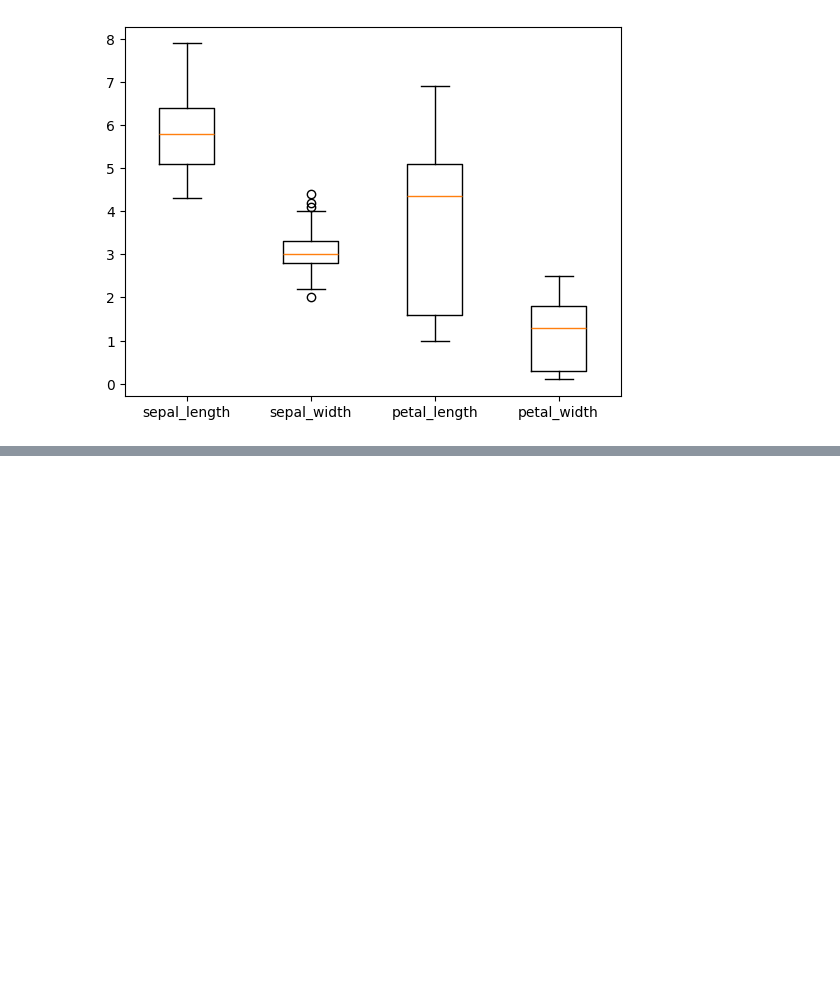
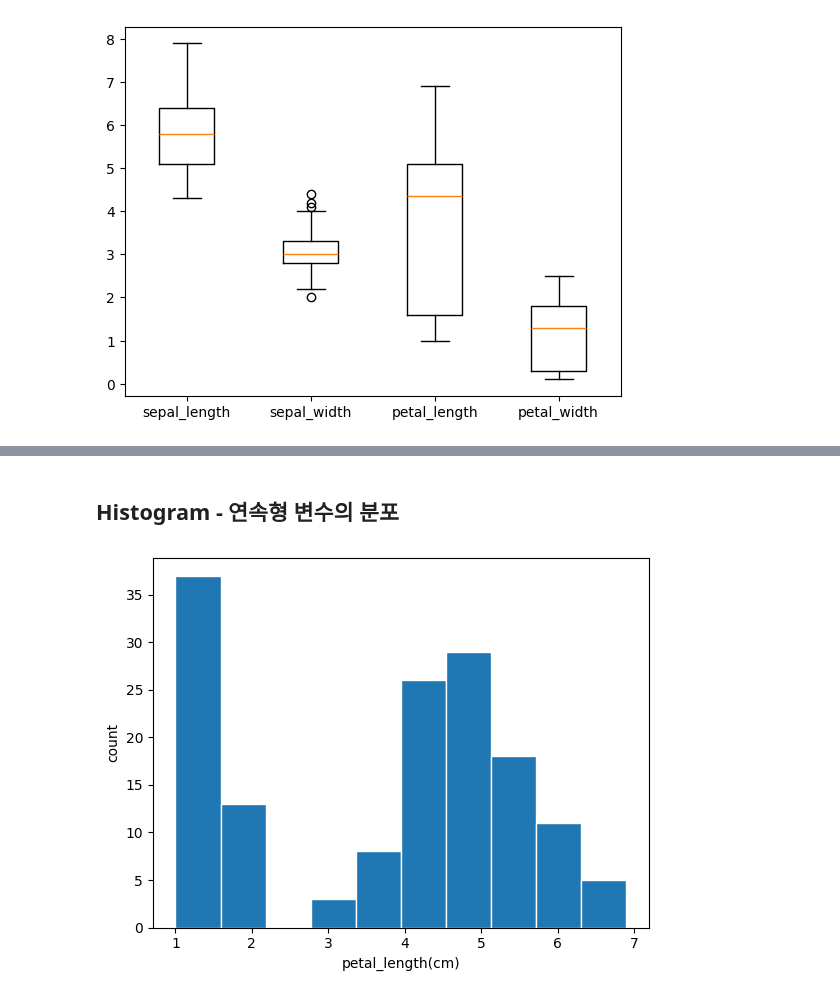
Before and after one commit to JakeOh/202511_BD53, a Jupyter notebook: lab_python/da04_matplotlib.ipynb, the cells around one changed output, grey strips where cells are left out. Cells and saved outputs as stored; diff of their text form; code cells hidden in the pictures; blank space fills up the shorter version.

```diff
--- a/lab_python/da04_matplotlib.ipynb
+++ b/lab_python/da04_matplotlib.ipynb
@@ -778,0 +789,10 @@ plt.show()
+# %% [markdown]
+## Histogram - 연속형 변수의 분포
+# %%
+# petal_length의 히스토그램
+plt.hist(x=iris.petal_length, edgecolor='white')
+plt.xlabel('petal_length(cm)')
+plt.ylabel('count')
+plt.show()
+# %% [output]
+[figure, added]
```
Also changed, not shown: parts of 11 cells of this notebook.
